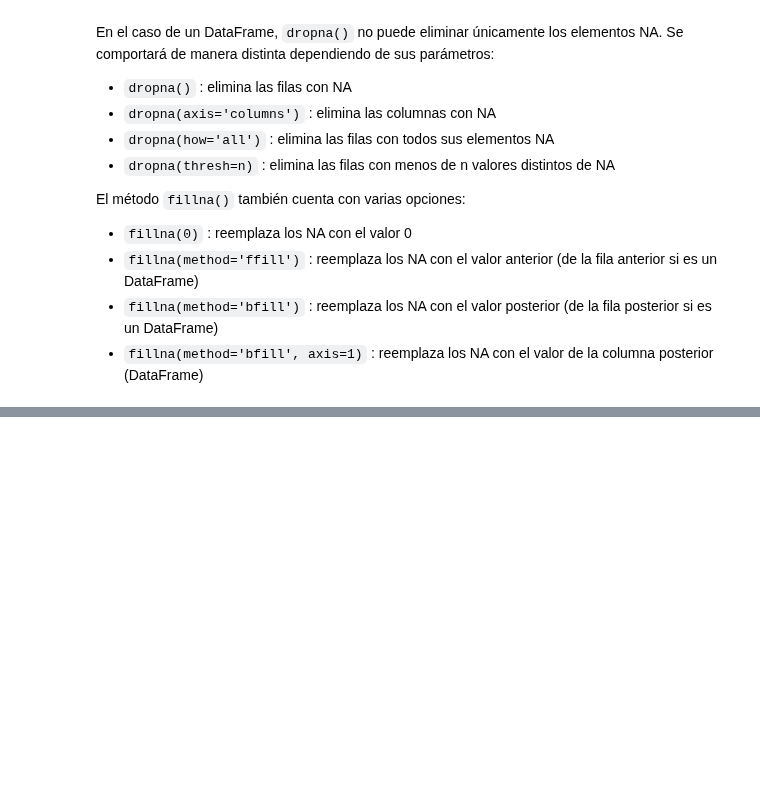
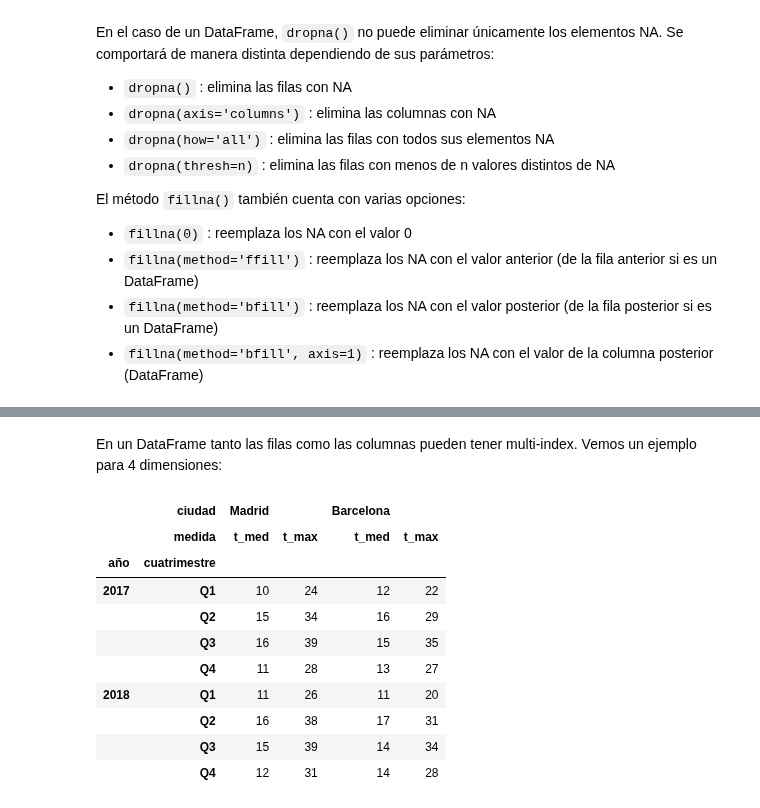
Before and after one commit to pyjaime/python3-101, a Jupyter notebook: python3_pandas_es.ipynb, the cells around one changed output, grey strips where cells are left out. Saved outputs shown, nothing was run; the diff lists cells and outputs as text; code cells hidden in the pictures; blank space fills up the shorter version.

Commit message:
Add multi indexing to pandas notebook

```diff
--- a/python3_pandas_es.ipynb
+++ b/python3_pandas_es.ipynb
@@ -479,0 +611,24 @@ El método `fillna()` también cuenta con varias opciones:
+# %% [markdown]
+En un DataFrame tanto las filas como las columnas pueden tener multi-index. Vemos un ejemplo para 4 dimensiones:
+# %%
+index = pd.MultiIndex.from_product([[2017, 2018], ['Q1', 'Q2', 'Q3', 'Q4']],
+                                   names=['año', 'cuatrimestre'])
+columns = pd.MultiIndex.from_product([['Madrid', 'Barcelona'], ['t_med', 't_max']],
+                                     names=['ciudad', 'medida'])
+data = [[10, 24, 12, 22], [15, 34, 16, 29], [16, 39, 15, 35], [11, 28, 13, 27],
+       [11, 26, 11, 20], [16, 38, 17, 31], [15, 39, 14, 34], [12, 31, 14, 28]]
+
+temp_data = pd.DataFrame(data, index=index, columns=columns)
+temp_data
+# %% [output]
+|  | ciudad | Madrid |  | Barcelona |  |
+|  | medida | t_med | t_max | t_med | t_max |
+| año | cuatrimestre |  |  |  |  |
+| 2017 | Q1 | 10 | 24 | 12 | 22 |
+|  | Q2 | 15 | 34 | 16 | 29 |
+|  | Q3 | 16 | 39 | 15 | 35 |
+|  | Q4 | 11 | 28 | 13 | 27 |
+| 2018 | Q1 | 11 | 26 | 11 | 20 |
+|  | Q2 | 16 | 38 | 17 | 31 |
+|  | Q3 | 15 | 39 | 14 | 34 |
+|  | Q4 | 12 | 31 | 14 | 28 |
```
Also changed, not shown: parts of 35 cells of this notebook.
